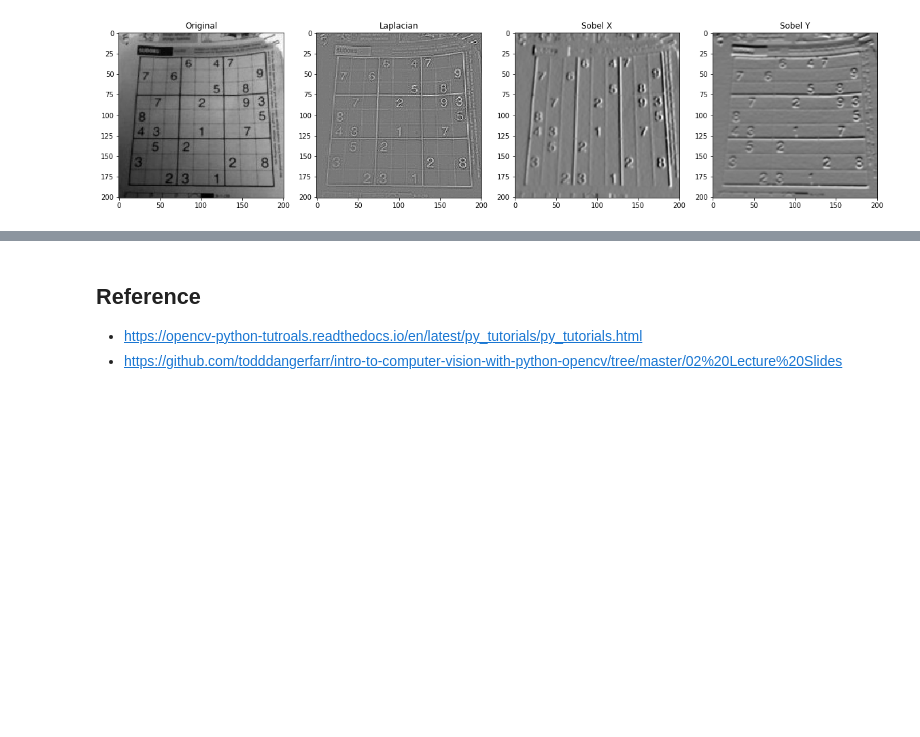
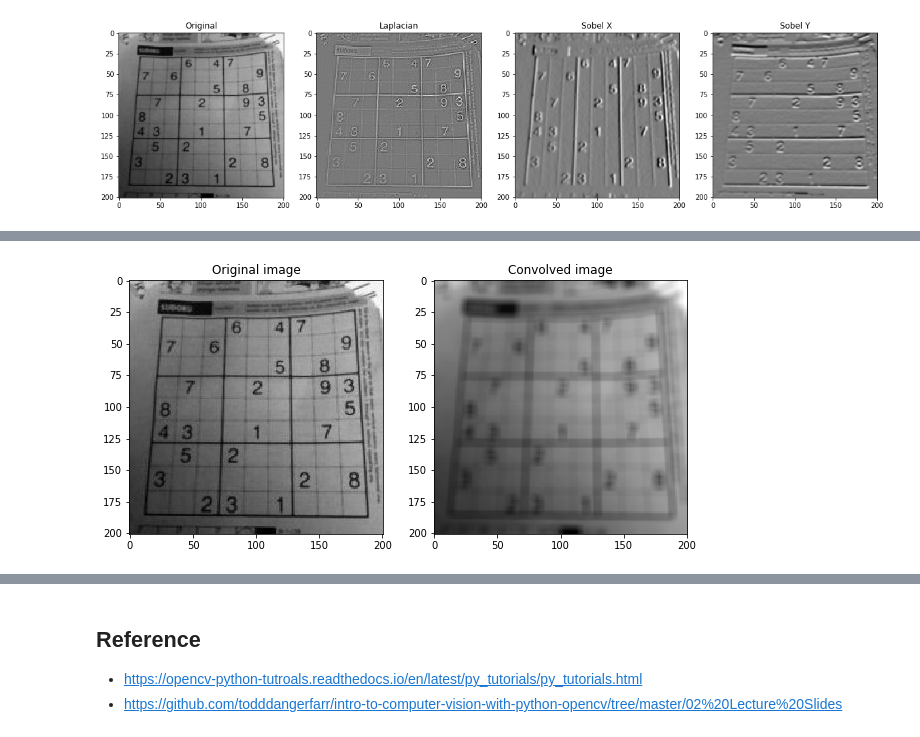
Before and after one commit to doosik71/lecture_python, a Jupyter notebook: 20_opencv/22_Image_Processing.ipynb, the cells around one changed output, grey strips where cells are left out. Drawn from its saved outputs; the diff is of its cells as text; code cells hidden in the pictures; blank space fills up the shorter version.

```diff
--- a/20_opencv/22_Image_Processing.ipynb
+++ b/20_opencv/22_Image_Processing.ipynb
@@ -246,0 +255,16 @@ plt.show()
+# %%
+def plot_convolved_image(original, convolved):
+    plt.figure(figsize=(10, 5))
+    plt.subplot(121)
+    plt.imshow(original, cmap='gray')
+    plt.title('Original image')
+    plt.subplot(122)
+    plt.imshow(convolved, cmap='gray')
+    plt.title('Convolved image')
+    plt.show()
+# %%
+smoothing_kernel = np.ones((7, 7), np.float32) / 49
+convolved_image = cv2.filter2D(gray_image, ddepth=-1, kernel=smoothing_kernel)
+plot_convolved_image(gray_image, convolved_image)
+# %% [output]
+[figure, added]
```
Also changed, not shown: parts of 14 cells of this notebook, 4 other files.
